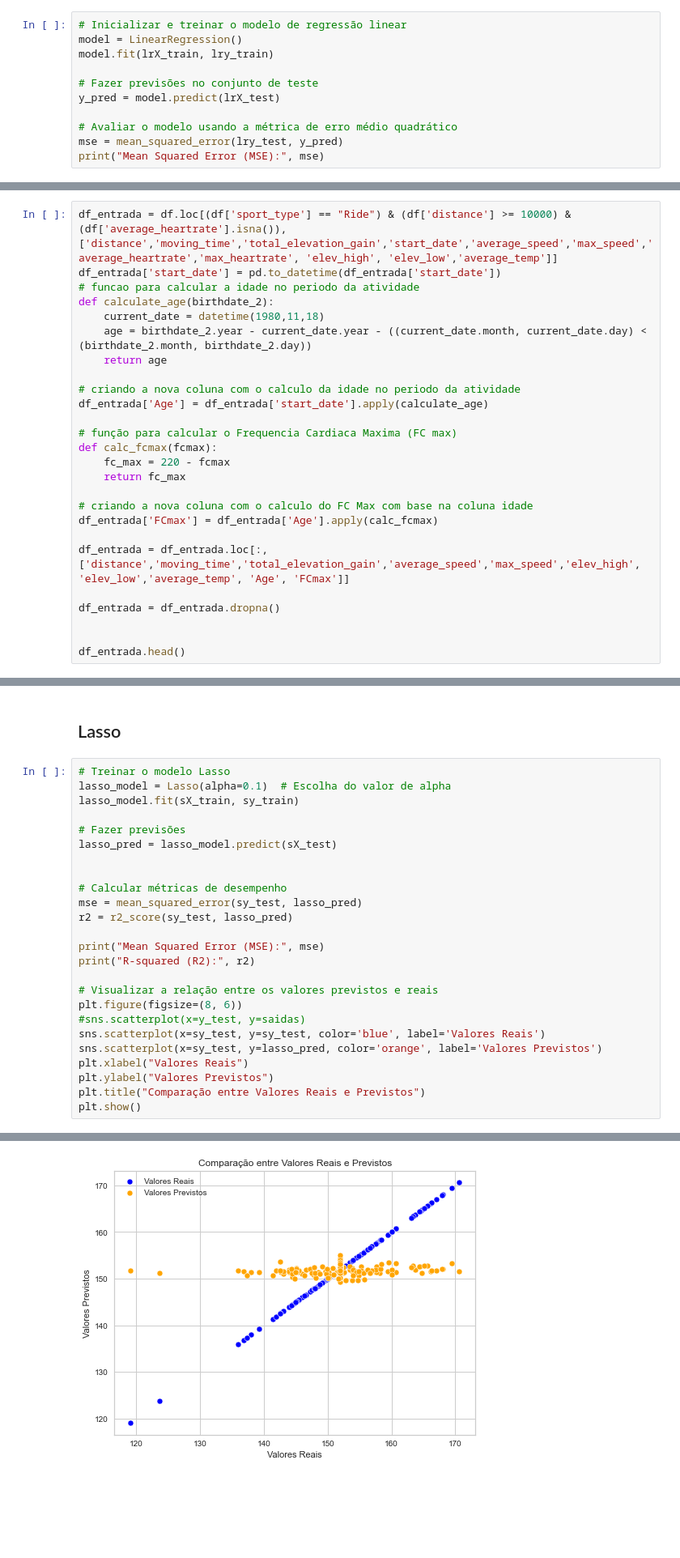
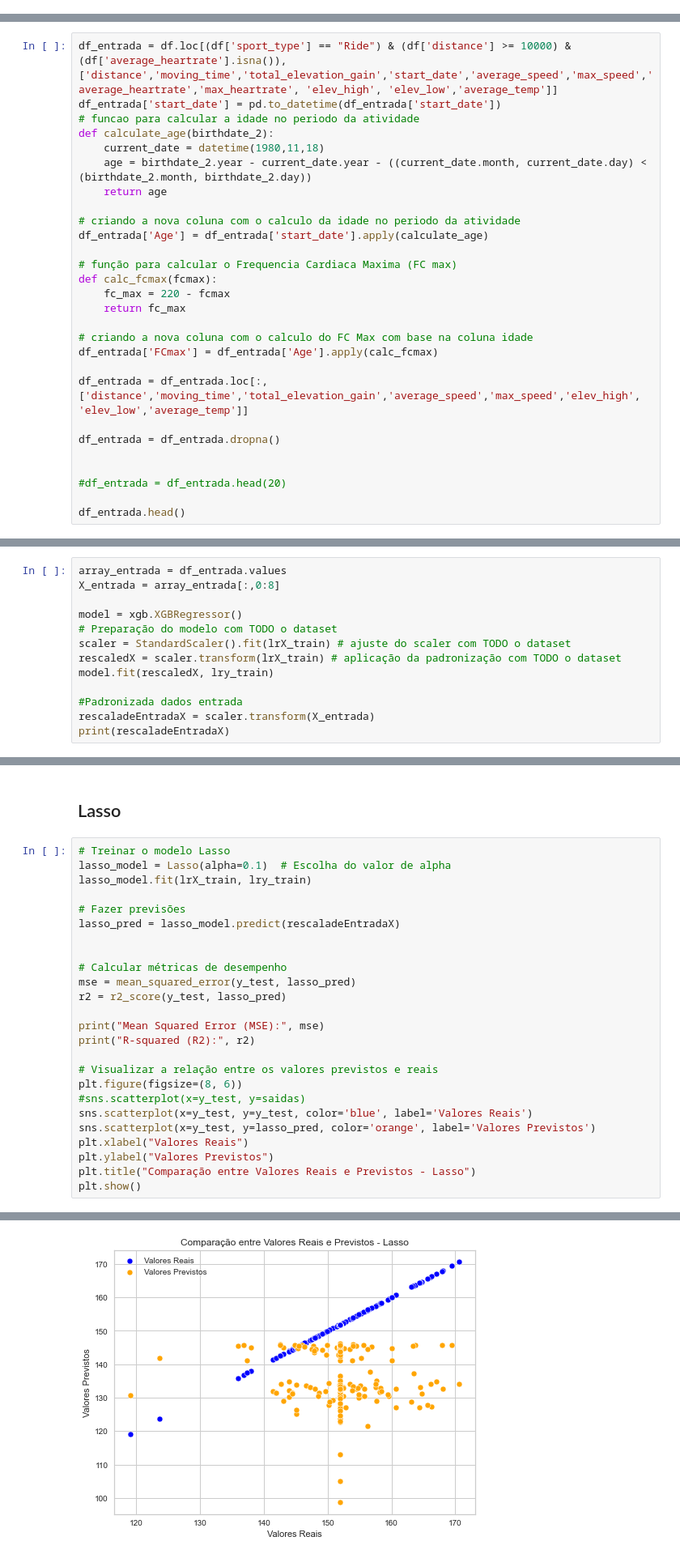
Before and after one commit to tal-rsg/3-MVP, a Jupyter notebook: mvp_machineLearning.ipynb, the cells around one changed output, grey strips where cells are left out. Shown at 81% size. Drawn from its saved outputs; the diff is of its cells as text; blank space fills up the shorter version.

```diff
--- a/mvp_machineLearning.ipynb
+++ b/mvp_machineLearning.ipynb
@@ -748,11 +756,0 @@ Mean Squared Error (MSE) do Melhor Modelo: 40.02799385149548
-# %%
-# Inicializar e treinar o modelo de regressão linear
-model = LinearRegression()
-model.fit(lrX_train, lry_train)
-
-# Fazer previsões no conjunto de teste
-y_pred = model.predict(lrX_test)
-
-# Avaliar o modelo usando a métrica de erro médio quadrático
-mse = mean_squared_error(lry_test, y_pred)
-print("Mean Squared Error (MSE):", mse)
@@ -778,11 +776,13 @@ def calc_fcmax(fcmax):
 # criando a nova coluna com o calculo do FC Max com base na coluna idade
 df_entrada['FCmax'] = df_entrada['Age'].apply(calc_fcmax)
 
-df_entrada = df_entrada.loc[:,['distance','moving_time','total_elevation_gain','average_speed','max_speed','elev_high', 'elev_low','average_temp', 'Age', 'FCmax']]
+df_entrada = df_entrada.loc[:,['distance','moving_time','total_elevation_gain','average_speed','max_speed','elev_high', 'elev_low','average_temp']]
 
 df_entrada = df_entrada.dropna()
 
 
+#df_entrada = df_entrada.head(20)
+
 df_entrada.head()
 # %% [output]
 |  | distance | moving_time | total_elevation_gain | average_speed | max_speed | elev_high | elev_low | ... |
@@ -816,0 +796,13 @@ print(rescaladeEntradaX)
+# %%
+array_entrada = df_entrada.values
+X_entrada = array_entrada[:,0:8]
+
+model = xgb.XGBRegressor()
+# Preparação do modelo com TODO o dataset
+scaler = StandardScaler().fit(lrX_train) # ajuste do scaler com TODO o dataset
+rescaledX = scaler.transform(lrX_train) # aplicação da padronização com TODO o dataset
+model.fit(rescaledX, lry_train)
+
+#Padronizada dados entrada
+rescaladeEntradaX = scaler.transform(X_entrada)
+print(rescaladeEntradaX)
@@ -936,15 +954,15 @@ R-squared (R2): -0.13190839425194656
 # %%
 # Treinar o modelo Lasso
 lasso_model = Lasso(alpha=0.1)  # Escolha do valor de alpha
-lasso_model.fit(sX_train, sy_train)
+lasso_model.fit(lrX_train, lry_train)
 
 # Fazer previsões
-lasso_pred = lasso_model.predict(sX_test)
+lasso_pred = lasso_model.predict(rescaladeEntradaX)
 
 
 # Calcular métricas de desempenho
-mse = mean_squared_error(sy_test, lasso_pred)
-r2 = r2_score(sy_test, lasso_pred)
+mse = mean_squared_error(y_test, lasso_pred)
+r2 = r2_score(y_test, lasso_pred)
 
 print("Mean Squared Error (MSE):", mse)
 print("R-squared (R2):", r2)
@@ -952,10 +970,10 @@ print("R-squared (R2):", r2)
 # Visualizar a relação entre os valores previstos e reais
 plt.figure(figsize=(8, 6))
 #sns.scatterplot(x=y_test, y=saidas)
-sns.scatterplot(x=sy_test, y=sy_test, color='blue', label='Valores Reais')
-sns.scatterplot(x=sy_test, y=lasso_pred, color='orange', label='Valores Previstos')
+sns.scatterplot(x=y_test, y=y_test, color='blue', label='Valores Reais')
+sns.scatterplot(x=y_test, y=lasso_pred, color='orange', label='Valores Previstos')
 plt.xlabel("Valores Reais")
 plt.ylabel("Valores Previstos")
-plt.title("Comparação entre Valores Reais e Previstos")
+plt.title("Comparação entre Valores Reais e Previstos - Lasso")
 plt.show()
 # %% [output]
@@ -964 +982 @@ R-squared (R2): 0.029194388470418886
-[figure, old version]
+[figure, new version]
```
Also changed, not shown: parts of 62 cells of this notebook.
